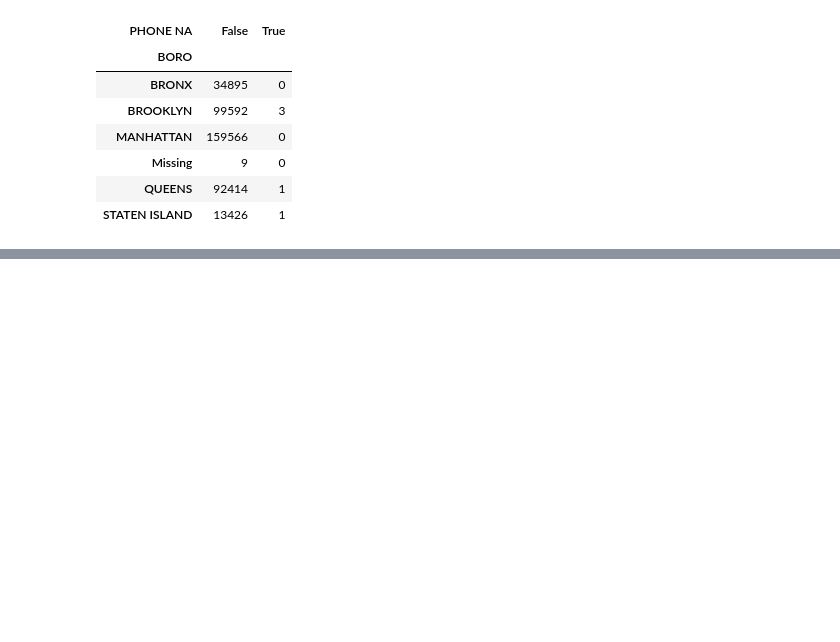
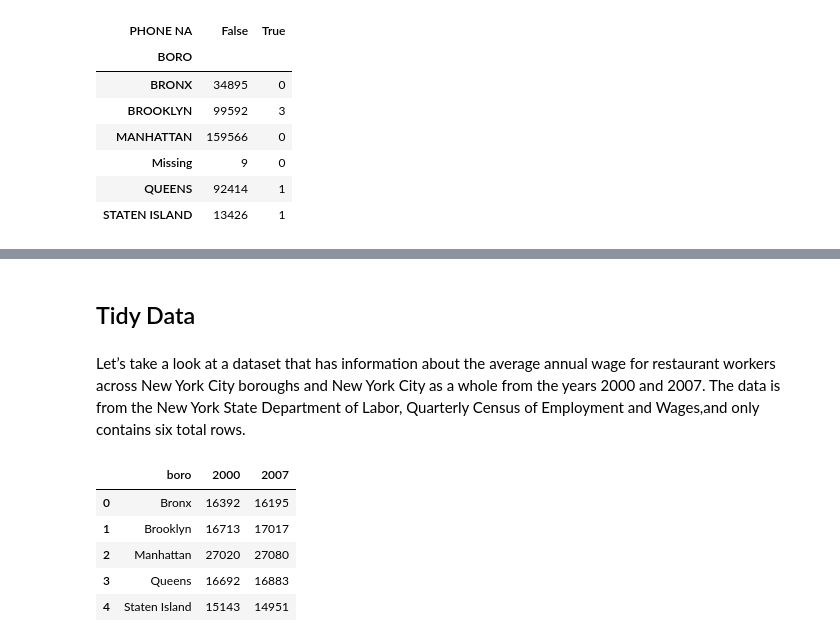
Before and after one commit to oldoc63/learningDS, a Jupyter notebook: dataWranglingAndTidying/tidyingData.ipynb, the cells around one changed output, grey strips where cells are left out. Saved outputs shown, nothing was run; the diff lists cells and outputs as text; code cells hidden in the pictures; blank space fills up the shorter version.

```diff
--- a/dataWranglingAndTidying/tidyingData.ipynb
+++ b/dataWranglingAndTidying/tidyingData.ipynb
@@ -289,0 +320,16 @@ pd.crosstab(
+# %% [markdown]
+## Tidy Data
+# %% [markdown]
+Let’s take a look at a dataset that has information about the average annual wage for restaurant workers across New York City boroughs and New York City as a whole from the years 2000 and 2007. The data is from the New York State Department of Labor, Quarterly Census of Employment and Wages,and only contains six total rows.
+# %%
+nyqc_annual_wage = pd.DataFrame({'boro': ['Bronx', 'Brooklyn', 'Manhattan', 'Queens', 'Staten Island'],
+                     '2000': [ 16392, 16713, 27020, 16692, 15143],
+                     '2007': [ 16195, 17017, 27080, 16883, 14951]})
+nyqc_annual_wage
+# %% [output]
+|  | boro | 2000 | 2007 |
+| 0 | Bronx | 16392 | 16195 |
+| 1 | Brooklyn | 16713 | 17017 |
+| 2 | Manhattan | 27020 | 27080 |
+| 3 | Queens | 16692 | 16883 |
+| 4 | Staten Island | 15143 | 14951 |
```
Also changed, not shown: parts of 7 cells of this notebook.
